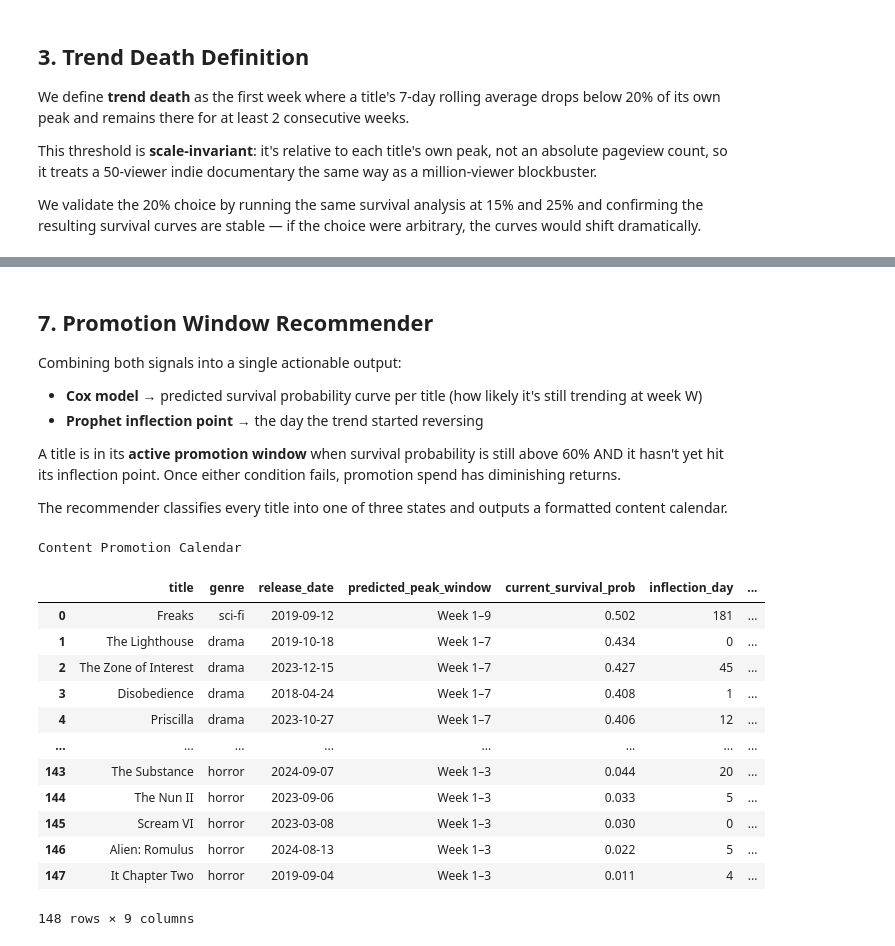
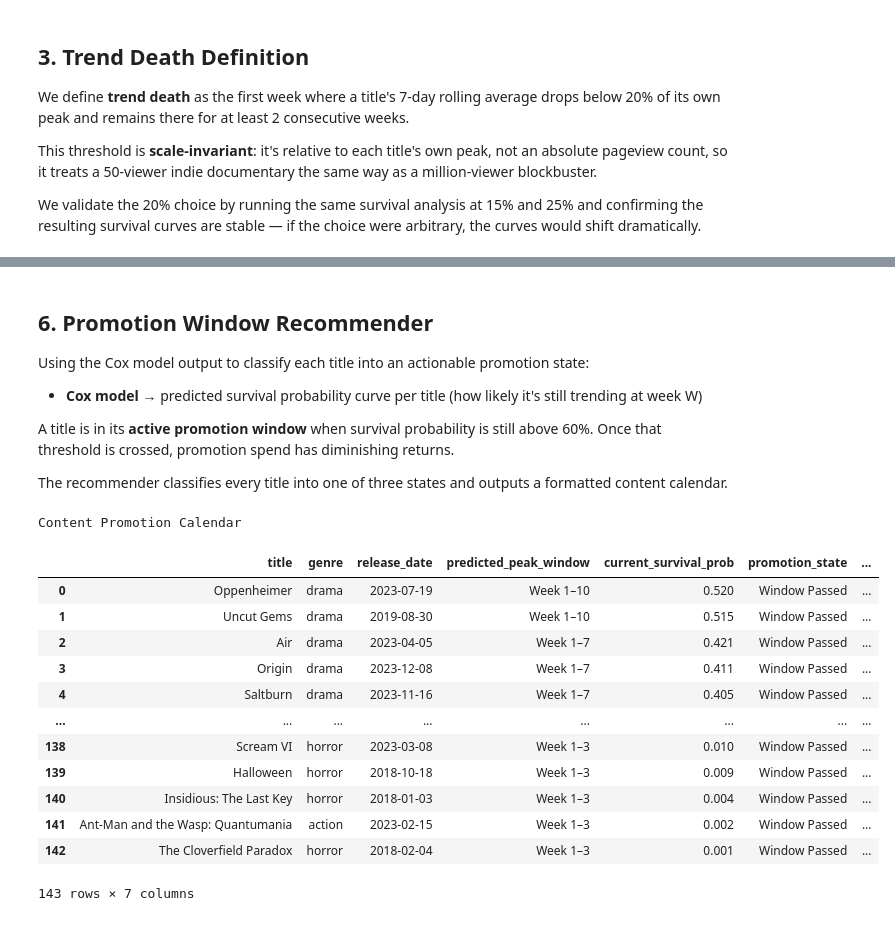
Before and after one commit to AryaAzari/Updated-Content-Shelf-Life_predictor, a Jupyter notebook: analysis.ipynb, the cells around one changed output, grey strips where cells are left out. Saved outputs shown, nothing was run; the diff lists cells and outputs as text; code cells hidden in the pictures.

```diff
--- a/analysis.ipynb
+++ b/analysis.ipynb
@@ -407,8 +416,8 @@ We validate the **proportional hazards assumption** using Schoenfeld residuals (
 cox_df = survival_df.copy()
 
 # ── Feature engineering ───────────────────────────────────────────────────────
-# Log-scale budget to reduce skew
-cox_df["log_budget"] = np.log1p(cox_df["budget_usd"])
+# Budget tier as categorical (replaces log_budget — avoids PH assumption violation)
+tier_dummies = pd.get_dummies(cox_df["budget_tier"], prefix="tier", drop_first=True)
 
 # One-hot encode genre (drop first to avoid multicollinearity)
 genre_dummies = pd.get_dummies(cox_df["genre"], prefix="genre", drop_first=True)
@@ -422,11 +431,17 @@ if "release_season" not in cox_df.columns:
 season_dummies = pd.get_dummies(cox_df["release_season"], prefix="season", drop_first=True)
 
 # Assemble model matrix
-numeric_features = ["log_budget", "runtime", "early_velocity", "is_franchise"]
-feature_cols = numeric_features + list(genre_dummies.columns) + list(season_dummies.columns)
+numeric_features = ["runtime", "early_velocity", "is_franchise"]
+feature_cols = (
+    numeric_features
+    + list(tier_dummies.columns)
+    + list(genre_dummies.columns)
+    + list(season_dummies.columns)
+)
 
 model_df = pd.concat([
     cox_df[["duration", "event"] + numeric_features].reset_index(drop=True),
+    tier_dummies.reset_index(drop=True),
     genre_dummies.reset_index(drop=True),
     season_dummies.reset_index(drop=True),
 ], axis=1).dropna()
@@ -686,52 +595,49 @@ plt.show()
 # %% [markdown]
-## 7. Promotion Window Recommender
+## 6. Promotion Window Recommender
 
-Combining both signals into a single actionable output:
+Using the Cox model output to classify each title into an actionable promotion state:
 
 - **Cox model** → predicted survival probability curve per title (how likely it's still trending at week W)
-- **Prophet inflection point** → the day the trend started reversing
 
-A title is in its **active promotion window** when survival probability is still above 60% AND it hasn't yet hit its inflection point. Once either condition fails, promotion spend has diminishing returns.
+A title is in its **active promotion window** when survival probability is still above 60%. Once that threshold is crossed, promotion spend has diminishing returns.
 
 The recommender classifies every title into one of three states and outputs a formatted content calendar.
 # %%
 calendar_df = build_content_calendar(
     survival_df=survival_df.assign(**{
         col: model_df[col] for col in feature_cols if col in model_df.columns
     }).fillna(0),
-    inflection_df=inflection_df,
     cox_model=cph,
     feature_columns=feature_cols,
     reference_date="today",
 )
 
 print("Content Promotion Calendar\n")
 display_cols = [
     "title", "genre", "release_date",
     "predicted_peak_window", "current_survival_prob",
-    "inflection_day", "days_since_release",
     "promotion_state", "recommended_action",
 ]
 available = [c for c in display_cols if c in calendar_df.columns]
 
 pd.set_option("display.max_colwidth", 40)
 pd.set_option("display.max_rows", 30)
 calendar_df[available]
 # %% [output]
 Content Promotion Calendar
-|  | title | genre | release_date | predicted_peak_window | current_survival_prob | inflection_day | ... |
-| 0 | Freaks | sci-fi | 2019-09-12 | Week 1–9 | 0.502 | 181 | ... |
-| 1 | The Lighthouse | drama | 2019-10-18 | Week 1–7 | 0.434 | 0 | ... |
-| 2 | The Zone of Interest | drama | 2023-12-15 | Week 1–7 | 0.427 | 45 | ... |
-| 3 | Disobedience | drama | 2018-04-24 | Week 1–7 | 0.408 | 1 | ... |
-| 4 | Priscilla | drama | 2023-10-27 | Week 1–7 | 0.406 | 12 | ... |
+|  | title | genre | release_date | predicted_peak_window | current_survival_prob | promotion_state | ... |
+| 0 | Oppenheimer | drama | 2023-07-19 | Week 1–10 | 0.520 | Window Passed | ... |
+| 1 | Uncut Gems | drama | 2019-08-30 | Week 1–10 | 0.515 | Window Passed | ... |
+| 2 | Air | drama | 2023-04-05 | Week 1–7 | 0.421 | Window Passed | ... |
+| 3 | Origin | drama | 2023-12-08 | Week 1–7 | 0.411 | Window Passed | ... |
+| 4 | Saltburn | drama | 2023-11-16 | Week 1–7 | 0.405 | Window Passed | ... |
 | ... | ... | ... | ... | ... | ... | ... | ... |
-| 143 | The Substance | horror | 2024-09-07 | Week 1–3 | 0.044 | 20 | ... |
-| 144 | The Nun II | horror | 2023-09-06 | Week 1–3 | 0.033 | 5 | ... |
-| 145 | Scream VI | horror | 2023-03-08 | Week 1–3 | 0.030 | 0 | ... |
-| 146 | Alien: Romulus | horror | 2024-08-13 | Week 1–3 | 0.022 | 5 | ... |
-| 147 | It Chapter Two | horror | 2019-09-04 | Week 1–3 | 0.011 | 4 | ... |
+| 138 | Scream VI | horror | 2023-03-08 | Week 1–3 | 0.010 | Window Passed | ... |
+| 139 | Halloween | horror | 2018-10-18 | Week 1–3 | 0.009 | Window Passed | ... |
+| 140 | Insidious: The Last Key | horror | 2018-01-03 | Week 1–3 | 0.004 | Window Passed | ... |
+| 141 | Ant-Man and the Wasp: Quantumania | action | 2023-02-15 | Week 1–3 | 0.002 | Window Passed | ... |
+| 142 | The Cloverfield Paradox | horror | 2018-02-04 | Week 1–3 | 0.001 | Window Passed | ... |
-148 rows × 9 columns
+143 rows × 7 columns
 # %%
 # ── State distribution summary ────────────────────────────────────────────────
 state_counts = calendar_df["promotion_state"].value_counts()
```
Also changed, not shown: parts of 22 cells of this notebook, 6 other files.
